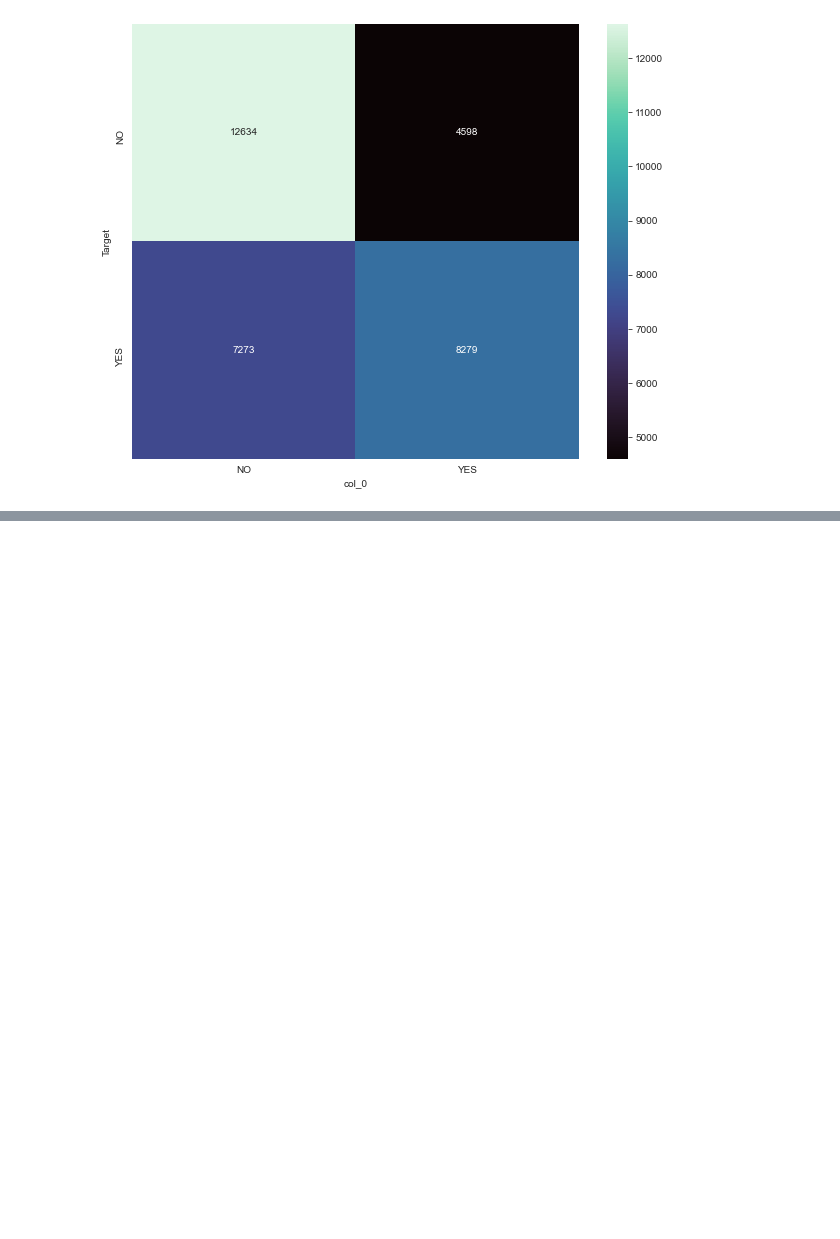
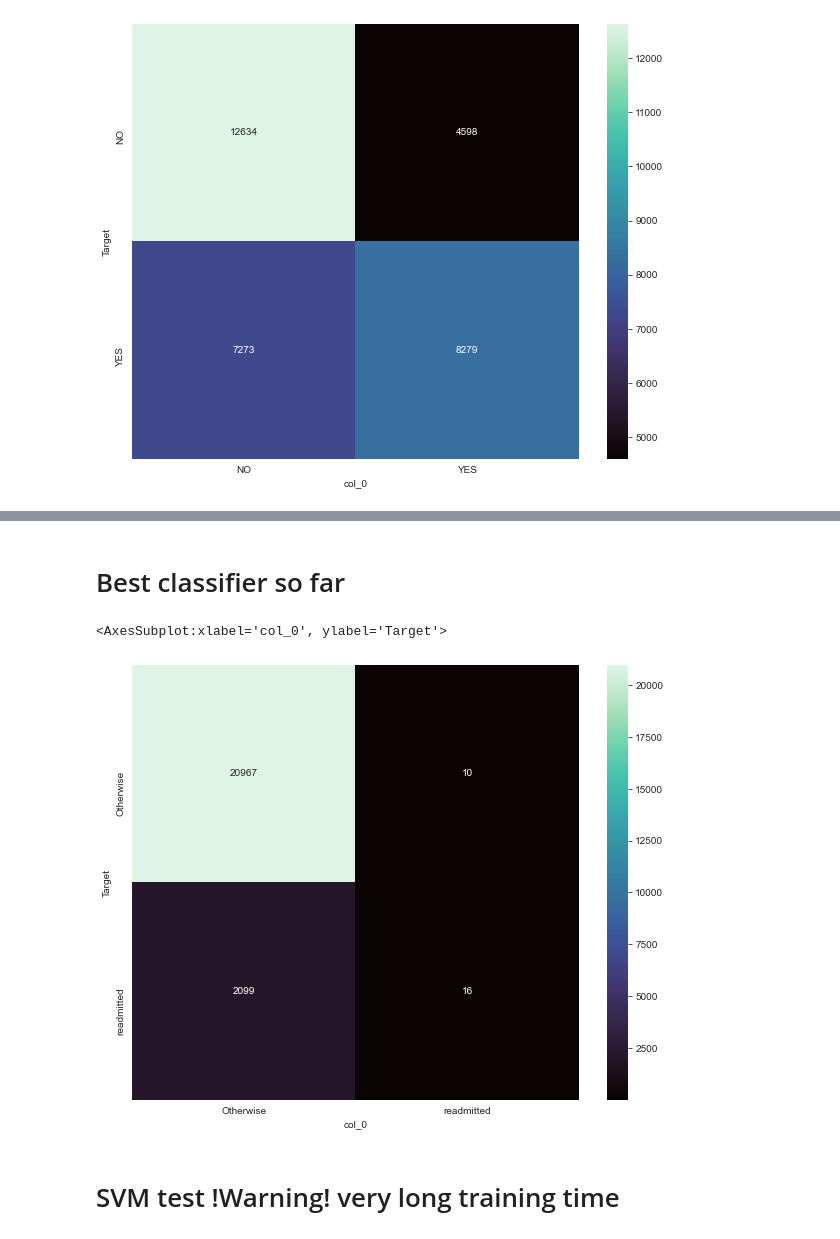
Before and after one commit to LaRitaDu12/python_hospital, a Jupyter notebook: XgboostSKlearn.ipynb, the cells around one changed output, grey strips where cells are left out. Saved outputs shown, nothing was run; the diff lists cells and outputs as text; code cells hidden in the pictures; blank space fills up the shorter version.

```diff
--- a/XgboostSKlearn.ipynb
+++ b/XgboostSKlearn.ipynb
@@ -162,0 +158,2 @@ sns.heatmap(cf_matrix,annot=True,ax=ax,fmt='g',cmap="mako")
+# %%
+df=pd.read_csv("Preprocessed06_12.csv")
@@ -162,0 +168,6 @@ sns.heatmap(cf_matrix,annot=True,ax=ax,fmt='g',cmap="mako")
+# %%
+train,test,target_train,target_test=train_test_split(df.drop("Target",axis=1),df.Target,test_size=0.33,random_state=42)
+# %%
+xgb_model=xgb.XGBClassifier(objective="binary:logistic",random_state=42)
+xgb_model.fit(train,target_train)
+pred=xgb_model.predict(test)
@@ -162,0 +197,6 @@ sns.heatmap(cf_matrix,annot=True,ax=ax,fmt='g',cmap="mako")
+# %%
+xgb_model=xgb.XGBClassifier(objective="binary:logistic",random_state=42,n_estimators=140,max_depth=6,learning_rate=0.1,verbosity=0)
+xgb_model.fit(train,target_train)
+pred=xgb_model.predict(test)
+print(confusion_matrix(target_test,pred))
+print(accuracy_score(target_test,pred))
@@ -162,0 +208,15 @@ sns.heatmap(cf_matrix,annot=True,ax=ax,fmt='g',cmap="mako")
+# %% [markdown]
+# Best classifier so far
+# %%
+import seaborn as sns
+sns.set_style("whitegrid")
+
+cf_matrix=pd.crosstab(target_test,pred)
+
+fig, ax = plt.subplots(figsize=(10,8))
+sns.heatmap(cf_matrix,annot=True,ax=ax,fmt='g',cmap="mako")
+# %% [output]
+<AxesSubplot:xlabel='col_0', ylabel='Target'>
+[figure, added]
+# %% [markdown]
+# SVM test  !Warning! very long training time
```
Also changed, not shown: parts of 19 cells of this notebook, 14 other files.
